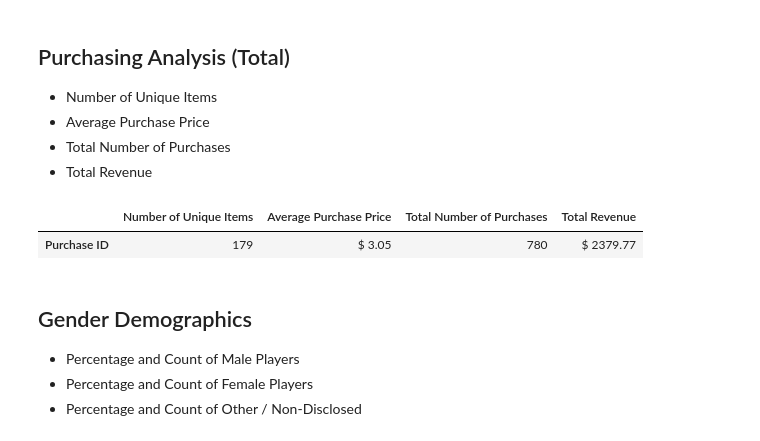
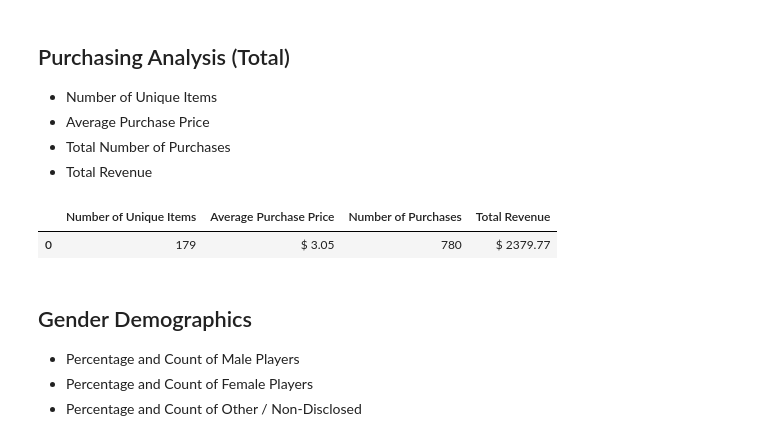
Before and after one commit to ashparra97/pandas-challenge, a Jupyter notebook: HeroesOfPymoli/heroesofpymoli code.ipynb, the cells around one changed output. Saved outputs shown, nothing was run; the diff lists cells and outputs as text; code cells hidden in the pictures.

```diff
--- a/HeroesOfPymoli/heroesofpymoli code.ipynb
+++ b/HeroesOfPymoli/heroesofpymoli code.ipynb
@@ -46,24 +48,30 @@ playerc_df
 # %%
 #Number of Unique Items
 uniqueitems = data_df["Item ID"].unique()
-len(uniqueitems)
+uniqueitems2 = len(uniqueitems)
+uniqueitems2
+
 #Average Purchase Price
 avgprice = data_df["Price"].mean()
 avgprice
+
 #Total Number of Purchases
-purchases = data_df[["Purchase ID"]].count()
+purchases = data_df["Purchase ID"].count()
+purchases
+
 #Total Revenue
 totalrevenue = data_df["Price"].sum()
 totalrevenue
 
-###PRINT TABLE HERE
-generaldata_df = pd.DataFrame({"Number of Unique Items": len(uniqueitems), "Average Purchase Price": avgprice, "Total Number of Purchases": purchases, "Total Revenue": totalrevenue})
+
+#Create new dataframe for summary data
+generaldata_df = pd.DataFrame({"Number of Unique Items": [uniqueitems2], "Average Purchase Price": [avgprice], "Number of Purchases": [purchases], "Total Revenue": [totalrevenue]})
 generaldata_df["Average Purchase Price"] = generaldata_df["Average Purchase Price"].map("${: .2f}".format)
 generaldata_df["Total Revenue"] = generaldata_df["Total Revenue"].map("${: .2f}".format)
 generaldata_df
 # %% [output]
-|  | Number of Unique Items | Average Purchase Price | Total Number of Purchases | Total Revenue |
-| Purchase ID | 179 | $ 3.05 | 780 | $ 2379.77 |
+|  | Number of Unique Items | Average Purchase Price | Number of Purchases | Total Revenue |
+| 0 | 179 | $ 3.05 | 780 | $ 2379.77 |
 # %% [markdown]
 ## Gender Demographics
 
```
Also changed, not shown: parts of 4 cells of this notebook.
